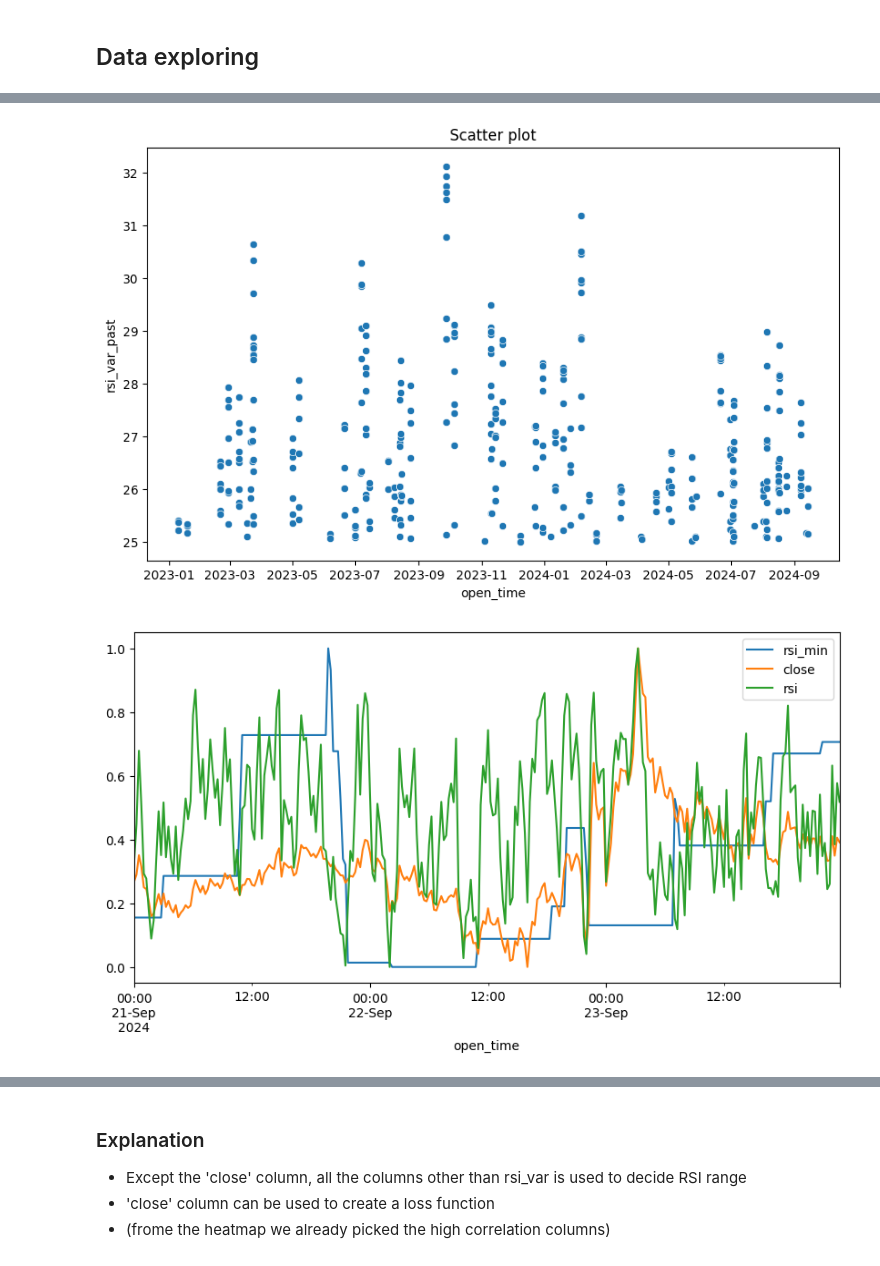
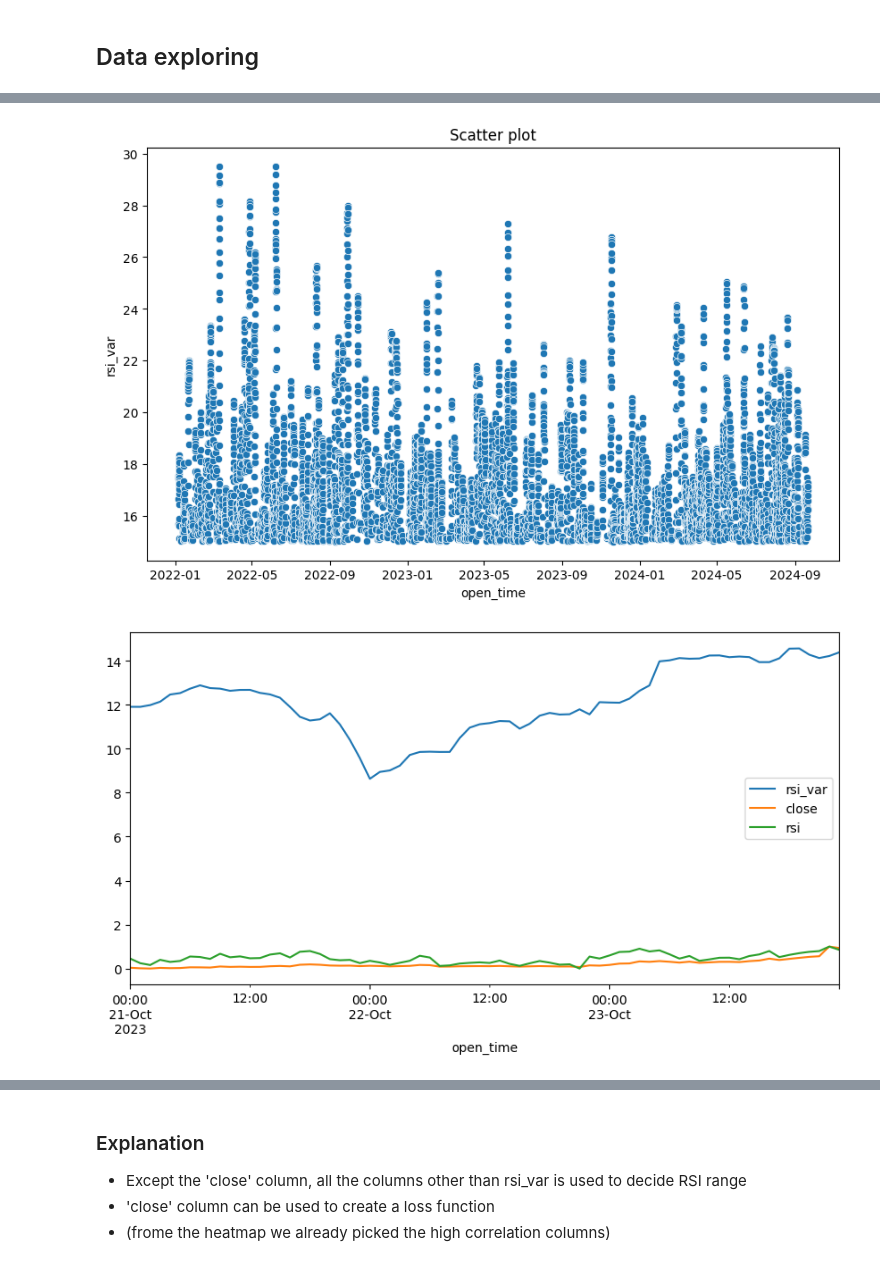
Before and after one commit to ZBaiY/tradebotv3, a Jupyter notebook: notebooks/dynamic_rsi_experiments.ipynb, the cells around one changed output, grey strips where cells are left out. Drawn from its saved outputs; the diff is of its cells as text; code cells hidden in the pictures.

```diff
--- a/notebooks/dynamic_rsi_experiments.ipynb
+++ b/notebooks/dynamic_rsi_experiments.ipynb
@@ -42,5 +41,5 @@ Index(['rsi', 'macd', 'macd_signal', 'macd_diff', 'stoch_k', 'stoch_d',
 # %%
-# swing trading strategy
+"""# swing trading strategy
 window_roll_var = 20
 window_RSI = 35
 window_price = 15
@@ -54,4 +53,4 @@ indicators['rsi_min'] = indicators['rsi'].rolling(window_RSI).min().shift(1).bfi
 indicators['rsi_min_past'] = indicators['rsi'].rolling(window_RSI).min().bfill().ffill()
 
 indicators['rsi_max'] = indicators['rsi'].rolling(window_RSI).max().shift(1).bfill().ffill()
-indicators['rsi_max_past'] = indicators['rsi'].rolling(window_RSI).max().bfill().ffill()
+indicators['rsi_max_past'] = indicators['rsi'].rolling(window_RSI).max().bfill().ffill()"""
@@ -58,3 +59,13 @@ indicators['rsi_max_past'] = indicators['rsi'].rolling(window_RSI).max().bfill()
+# %%
+window_roll_var = 35
+window_price = 35
+window_RSI = 1
+window_volume = 20
+indicators['rsi_ema'] = indicators['rsi'].ewm(span=window_RSI).mean().shift(1).bfill().ffill()
+indicators['rsi_var'] = indicators['rsi_ema'].rolling(window_roll_var).std().shift(1).bfill().ffill()
+indicators['price_var'] = indicators['close'].rolling(window_price).std().bfill().ffill()
+indicators['return'] = indicators['close'].pct_change().shift(-1).bfill().ffill()
+indicators['volume_mean'] = indicators['volume'].rolling(window_volume).mean().bfill().ffill()
 # %%
 indicators.head(10)
 # %% [output]
@@ -187,23 +195,23 @@ plot_time_series(indicators, 'rsi_var_past')
 # %%
 # get the outliers
-outliers = indicators[indicators['rsi_var_past'] > 25]
-plot_scatter(outliers, outliers.index,'rsi_var_past')
+outliers = indicators[indicators['rsi_var'] > 15]
+plot_scatter(outliers, outliers.index,'rsi_var')
 # %% [output]
-[figure, old version]
+[figure, new version]
 # %%
-start_d = '2024-09-21'
-end_d = '2024-09-23'
+start_d = '2023-10-21'
+end_d = '2023-10-23'
 rescaled_indicators = indicators.loc[start_d: end_d].copy()
 scaler = MinMaxScaler()
 rescaled_indicators['close'] = scaler.fit_transform(indicators.loc[start_d: end_d]['close'].values.reshape(-1, 1))
-rescaled_indicators['rsi_max'] = scaler.fit_transform(indicators.loc[start_d: end_d]['rsi_max'].values.reshape(-1, 1))
-rescaled_indicators['rsi_min'] = scaler.fit_transform(indicators.loc[start_d: end_d]['rsi_min'].values.reshape(-1, 1))
+# rescaled_indicators['rsi_max'] = scaler.fit_transform(indicators.loc[start_d: end_d]['rsi_max'].values.reshape(-1, 1))
+# rescaled_indicators['rsi_min'] = scaler.fit_transform(indicators.loc[start_d: end_d]['rsi_min'].values.reshape(-1, 1))
 rescaled_indicators['rsi'] = scaler.fit_transform(indicators.loc[start_d: end_d]['rsi'].values.reshape(-1, 1))
 
-rescaled_indicators.plot(y=['rsi_min', 'close', 'rsi'], figsize=(10, 5))
+rescaled_indicators.plot(y=['rsi_var', 'close', 'rsi'], figsize=(10, 5))
 plt.show()
 # %% [output]
-[figure, old version]
+[figure, new version]
 # %%
 indicators.loc[start_d: end_d].plot(y=['return'], figsize=(10, 5))
 plt.show()
```
Also changed, not shown: parts of 18 cells of this notebook, 1 other file.
